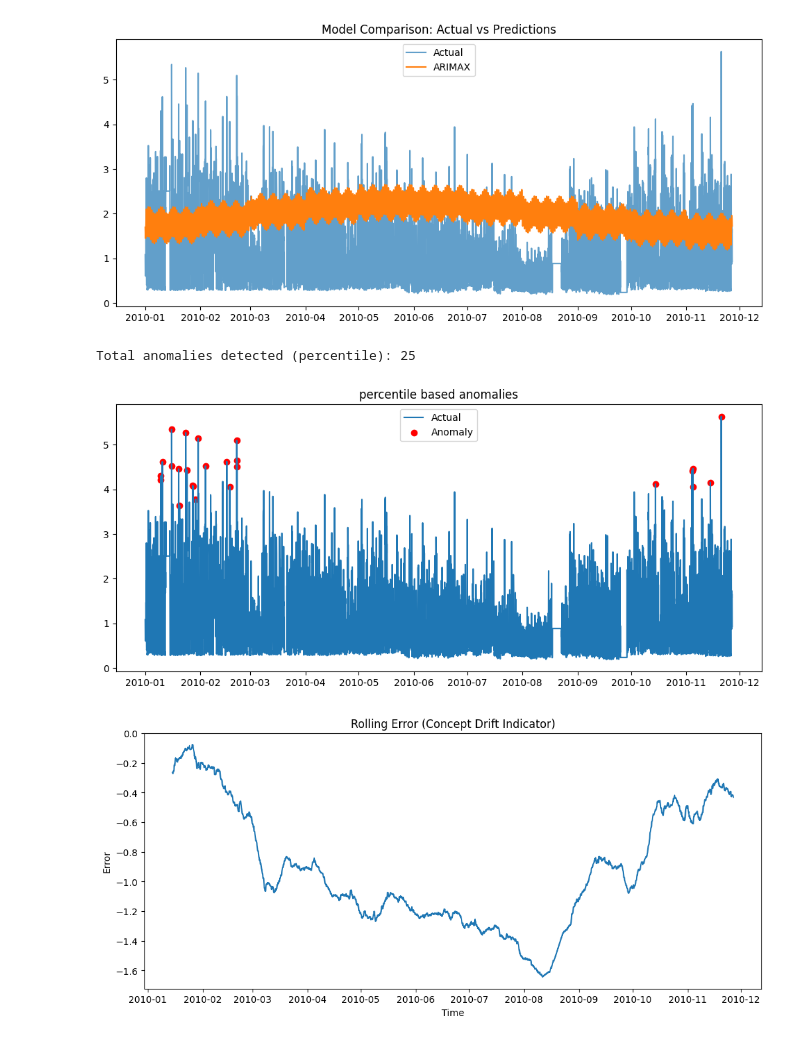
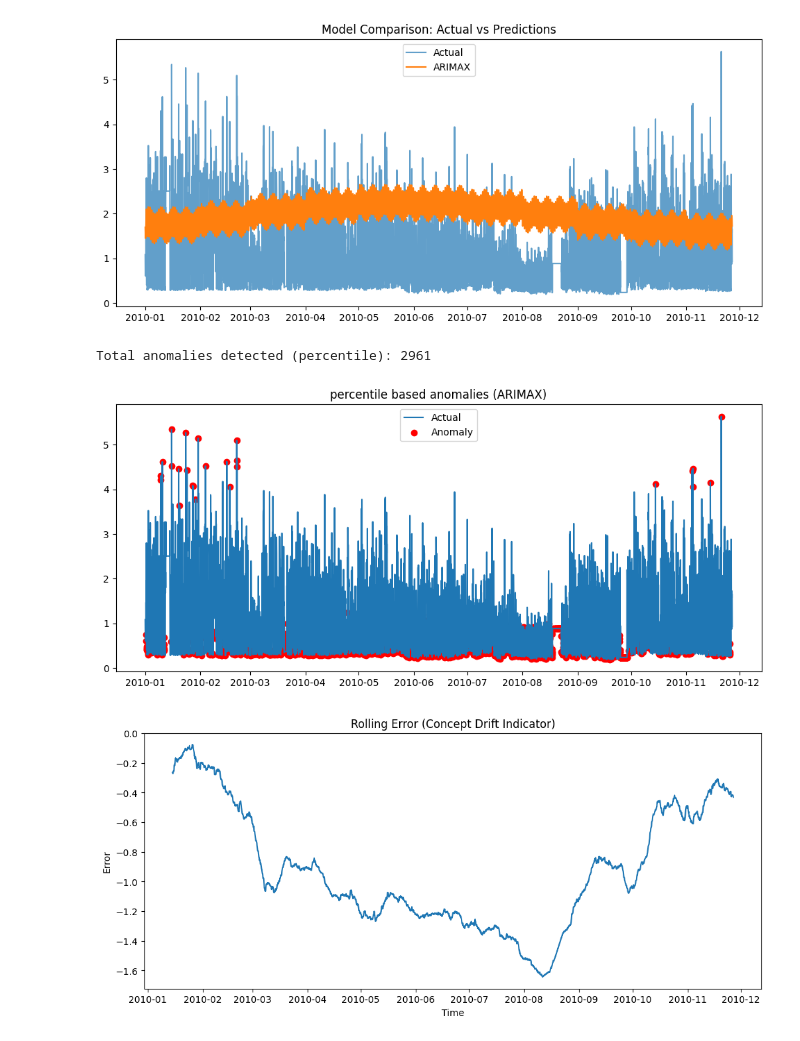
Before and after one commit to Sabareesh-07/SET-Project-II, a Jupyter notebook: Model_Training.ipynb, the cells around one changed output. Saved outputs shown, nothing was run; the diff lists cells and outputs as text; code cells hidden in the pictures.

```diff
--- a/Model_Training.ipynb
+++ b/Model_Training.ipynb
@@ -617,9 +602,11 @@ print("Fitting ARIMAX model... This may take a few minutes.")
 arima_model = pm.auto_arima(
     y=y_train,
     X=X_train_exog,
-    seasonal=False,
-    stepwise=True,  # Uses a smart search to find the best parameters faster
-    trace=True,     # Prints the progress to your console
+    seasonal=True,
+    m=24,
+    max_p=2, max_q=2,      # keep it constrained so it doesn't take forever
+    max_P=1, max_Q=1,      # seasonal orders
+    stepwise=True,
     suppress_warnings=True
 )
 
@@ -674,30 +641,31 @@ plt.show()
 [figure]
 # %%
 # percentile based anomalies
-train_arima_preds = arima_model.predict_in_sample(n_periods=len(y_train), X=X_train_exog)
+train_arima_preds = arima_model.predict_in_sample(X=X_train_exog)
 train_arima_residuals = y_train - train_arima_preds
 
 arima_upper_anomaly_threshold = train_arima_residuals.quantile(0.99)
-arima_anomalies = (arima_residuals > arima_upper_anomaly_threshold)
+arima_lower_anomaly_threshold = train_arima_residuals.quantile(0.01)
+arima_anomalies = (arima_residuals > arima_upper_anomaly_threshold) | (arima_residuals < arima_lower_anomaly_threshold)
 print("Total anomalies detected (percentile):", arima_anomalies.sum())
 # %% [output]
-Total anomalies detected (percentile): 25
+Total anomalies detected (percentile): 2961
 # %%
 plt.figure(figsize=(12,5))
 plt.plot(y_test.index, y_test, label='Actual')
 
 plt.scatter(
     y_test.index[arima_anomalies],
     y_test[arima_anomalies],
     color='red',
     label='Anomaly'
 )
-plt.title("percentile based anomalies")
+plt.title("percentile based anomalies (ARIMAX)")
 
 plt.legend()
 plt.show()
 # %% [output]
-[figure, old version]
+[figure, new version]
 # %%
 # Concept Drift (2 Weeks)
 arima_rolling_error = arima_residuals.rolling(336).mean()
```
Also changed, not shown: parts of 24 cells of this notebook.
